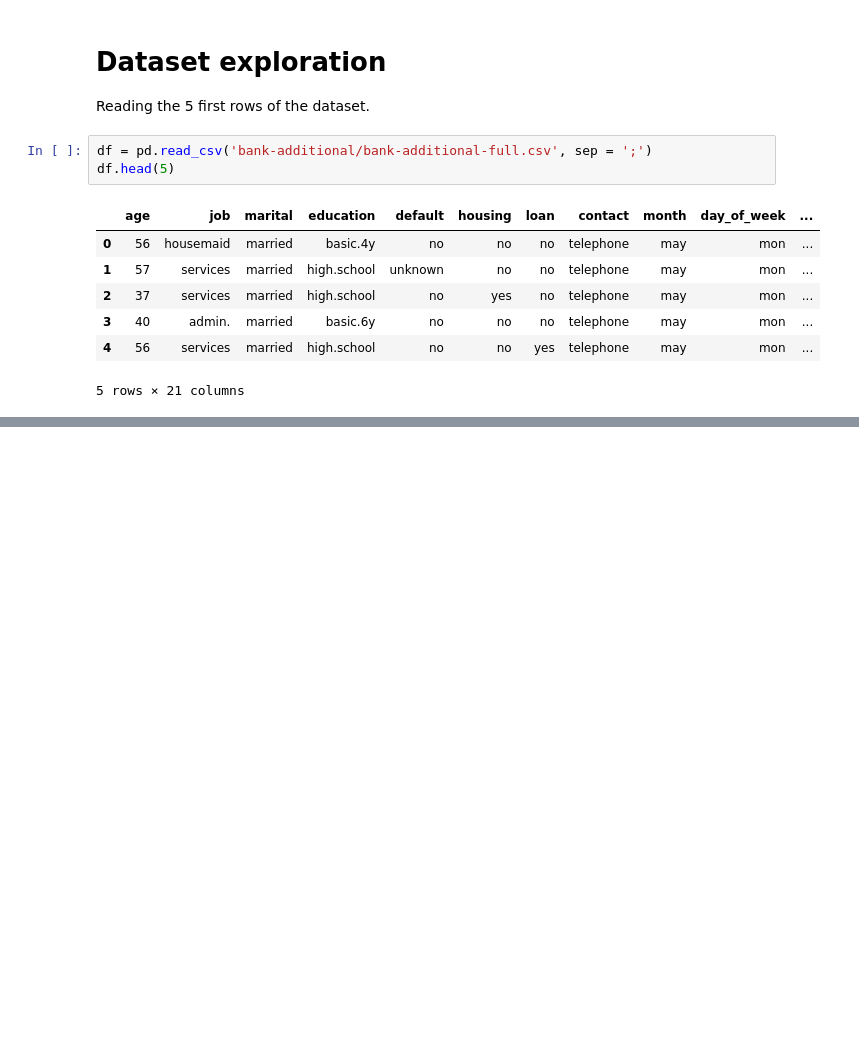
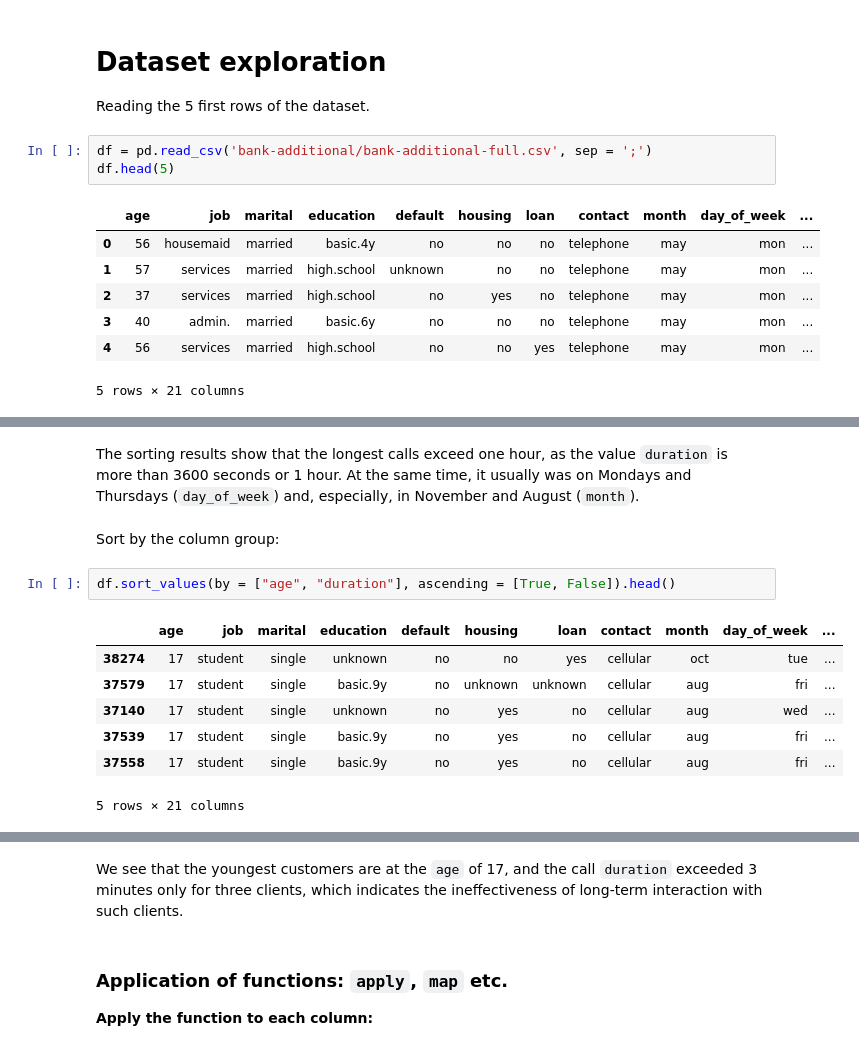
Before and after one commit to luis-fnogueira/exploratory-baking, a Jupyter notebook: banking_cognitive_class.ipynb, the cells around one changed output, grey strips where cells are left out. Drawn from its saved outputs; the diff is of its cells as text; blank space fills up the shorter version.

```diff
--- a/banking_cognitive_class.ipynb
+++ b/banking_cognitive_class.ipynb
@@ -53,0 +190,14 @@ df.head(5)
+# %% [markdown]
+The sorting results show that the longest calls exceed one hour, as the value `duration` is more than 3600 seconds or 1 hour. At the same time, it usually was on Mondays and Thursdays (`day_of_week`) and, especially, in November and August (`month`).
+# %% [markdown]
+Sort by the column group:
+# %%
+df.sort_values(by = ["age", "duration"], ascending = [True, False]).head()
+# %% [output]
+|  | age | job | marital | education | default | housing | loan | contact | month | day_of_week | ... |
+| 38274 | 17 | student | single | unknown | no | no | yes | cellular | oct | tue | ... |
+| 37579 | 17 | student | single | basic.9y | no | unknown | unknown | cellular | aug | fri | ... |
+| 37140 | 17 | student | single | unknown | no | yes | no | cellular | aug | wed | ... |
+| 37539 | 17 | student | single | basic.9y | no | yes | no | cellular | aug | fri | ... |
+| 37558 | 17 | student | single | basic.9y | no | yes | no | cellular | aug | fri | ... |
+5 rows × 21 columns
@@ -53,0 +205,6 @@ df.head(5)
+# %% [markdown]
+We see that the youngest customers are at the `age` of 17, and the call `duration` exceeded 3 minutes only for three clients, which indicates the ineffectiveness of long-term interaction with such clients.
+# %% [markdown]
+### Application of functions: `apply`, `map` etc.
+
+**Apply the function to each column:**
```
Also changed, not shown: parts of 33 cells of this notebook.
